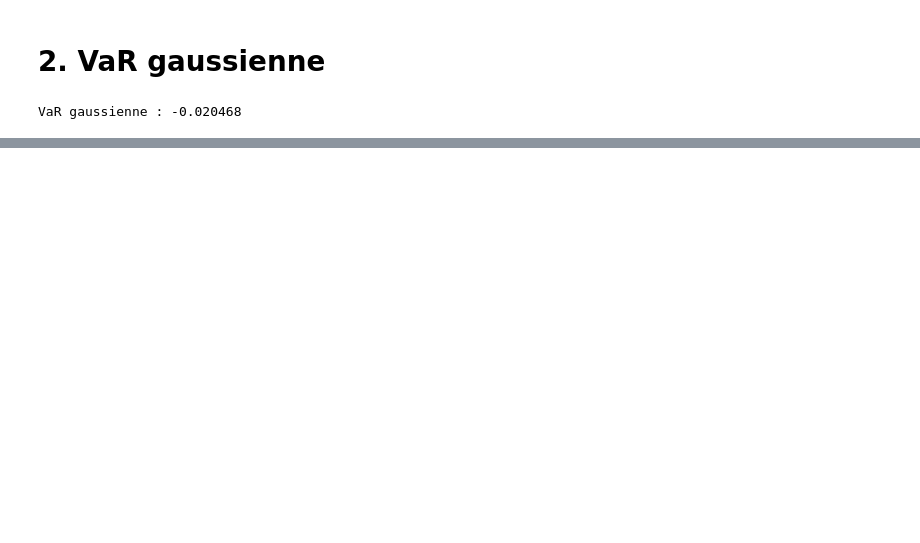
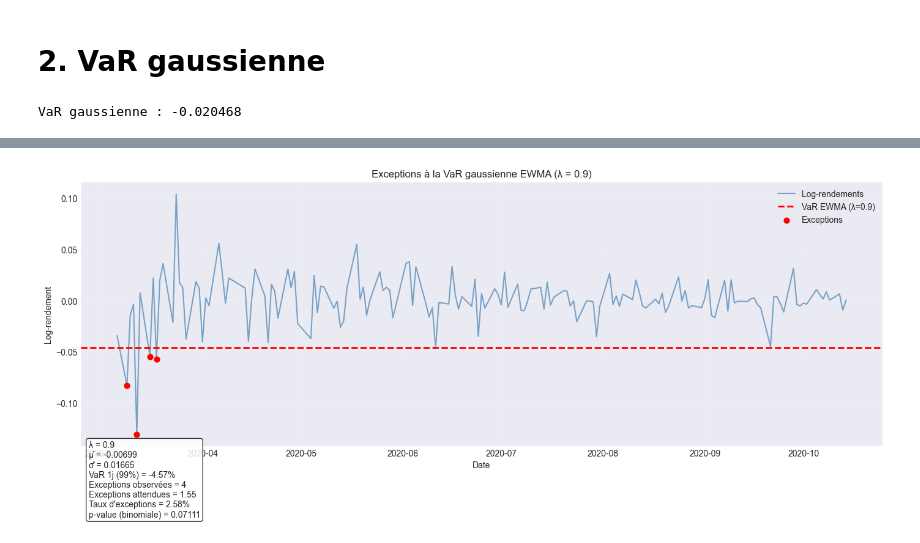
Before and after one commit to Charlin-D-S/extreme_risk_statistics, a Jupyter notebook: notebooks/exploration.ipynb, the cells around one changed output, grey strips where cells are left out. Saved outputs shown, nothing was run; the diff lists cells and outputs as text; code cells hidden in the pictures; blank space fills up the shorter version.

```diff
--- a/notebooks/exploration.ipynb
+++ b/notebooks/exploration.ipynb
@@ -914,0 +1133,13 @@ def plot_ex_ante_validation(validation_results, returns):
+# %%
+EWMA = {}
+for lam in [0.9, 0.95, 0.99]:
+    var, mu_hat, sigma_hat = VaR_Gauss_EWMA(train.returns, alpha=0.99, lam=lam)
+    print(f"λ = {lam}")
+    print(f"  μ̂(λ) = {mu_hat:.6f}")
+    print(f"  σ̂²(λ) = {sigma_hat**2:.6f}")
+    print(f"  VaR EWMA 1j (99%) = {var:.4%}\n")
+    EWMA[lam] = {
+        'var':var,
+        'mu' : mu_hat,
+        'sigma': sigma_hat
+    }
@@ -914,0 +1161,9 @@ def plot_ex_ante_validation(validation_results, returns):
+# %%
+alpha = 0.99
+for lamb in EWMA :
+    var = EWMA[lamb]['var']
+    dic = count_exceptions(test.returns,var_value=var,alpha=0.99)
+    EWMA[lamb]['n_exceptions'] = dic['n_exceptions']
+    EWMA[lamb]['exception_rate'] = dic['exception_rate']
+    EWMA[lamb]['expected_exceptions'] = dic['expected_exceptions']
+    EWMA[lamb]['binom_test'] =  dic['binom_test']
@@ -914,0 +1225,4 @@ def plot_ex_ante_validation(validation_results, returns):
+# %%
+plot_ewma_exceptions(test.returns, EWMA, 0.9)
+# %% [output]
+[figure, added]
```
Also changed, not shown: parts of 51 cells of this notebook, 1 other file.
